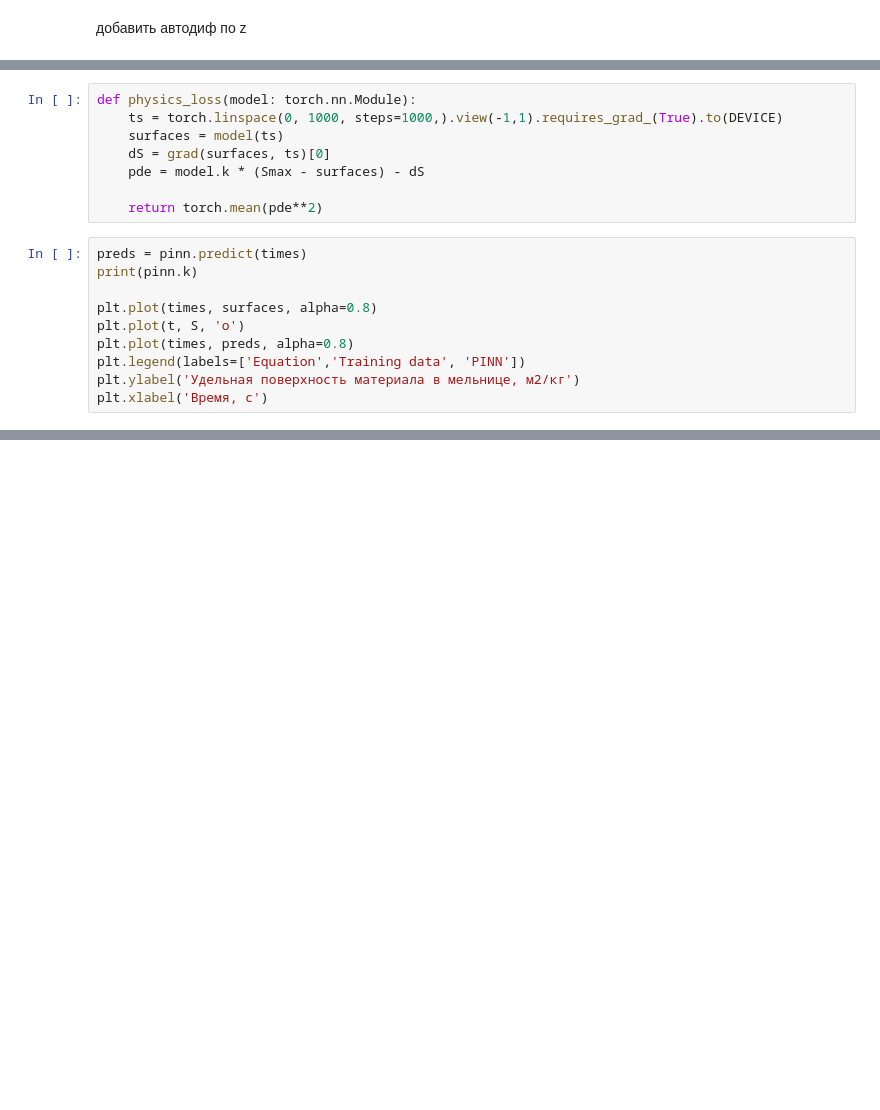
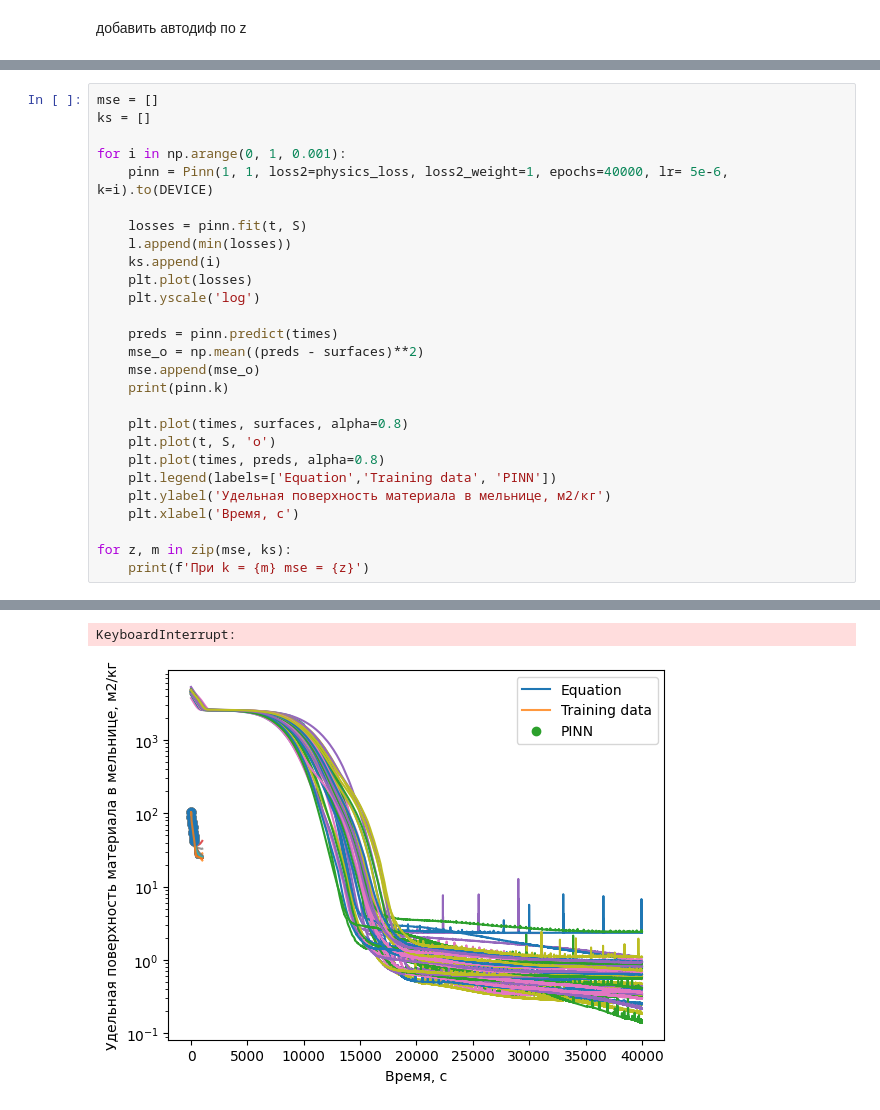
Before and after one commit to kzmna/PINN, a Jupyter notebook: irrelevant/old_training.ipynb, the cells around one changed output, grey strips where cells are left out. Saved outputs shown, nothing was run; the diff lists cells and outputs as text; blank space fills up the shorter version.

```diff
--- a/irrelevant/old_training.ipynb
+++ b/irrelevant/old_training.ipynb
@@ -293,18 +190,28 @@ class Pinn(nn.Module):
-# %%
-def physics_loss(model: torch.nn.Module):
-    ts = torch.linspace(0, 1000, steps=1000,).view(-1,1).requires_grad_(True).to(DEVICE)
-    surfaces = model(ts)
-    dS = grad(surfaces, ts)[0]
-    pde = model.k * (Smax - surfaces) - dS
-
-    return torch.mean(pde**2)
-# %%
-preds = pinn.predict(times)
-print(pinn.k)
-
-plt.plot(times, surfaces, alpha=0.8)
-plt.plot(t, S, 'o')
-plt.plot(times, preds, alpha=0.8)
-plt.legend(labels=['Equation','Training data', 'PINN'])
-plt.ylabel('Удельная поверхность материала в мельнице, м2/кг')
-plt.xlabel('Время, с')
+# %%
+mse = []
+ks = []
+
+for i in np.arange(0, 1, 0.001):
+    pinn = Pinn(1, 1, loss2=physics_loss, loss2_weight=1, epochs=40000, lr= 5e-6, k=i).to(DEVICE)
+
+    losses = pinn.fit(t, S)
+    l.append(min(losses))
+    ks.append(i)
+    plt.plot(losses)
+    plt.yscale('log')
+
+    preds = pinn.predict(times)
+    mse_o = np.mean((preds - surfaces)**2)
+    mse.append(mse_o)
+    print(pinn.k)
+
+    plt.plot(times, surfaces, alpha=0.8)
+    plt.plot(t, S, 'o')
+    plt.plot(times, preds, alpha=0.8)
+    plt.legend(labels=['Equation','Training data', 'PINN'])
+    plt.ylabel('Удельная поверхность материала в мельнице, м2/кг')
+    plt.xlabel('Время, с')
+
+for z, m in zip(mse, ks):
+    print(f'При k = {m} mse = {z}')
+# %% [output]
@@ -310,0 +235,2 @@ plt.xlabel('Время, с')
+KeyboardInterrupt:
+[figure, added]
```
Also changed, not shown: parts of 21 cells of this notebook, 10 other files.
